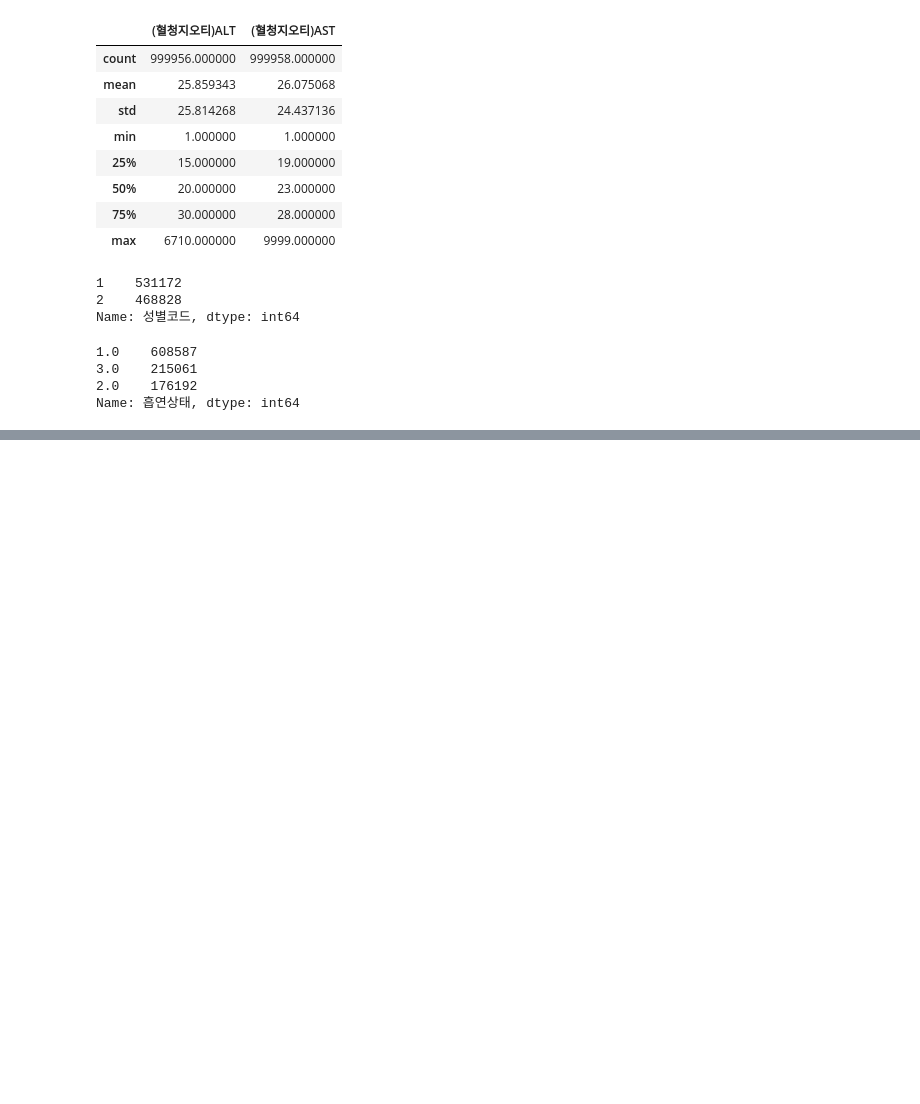
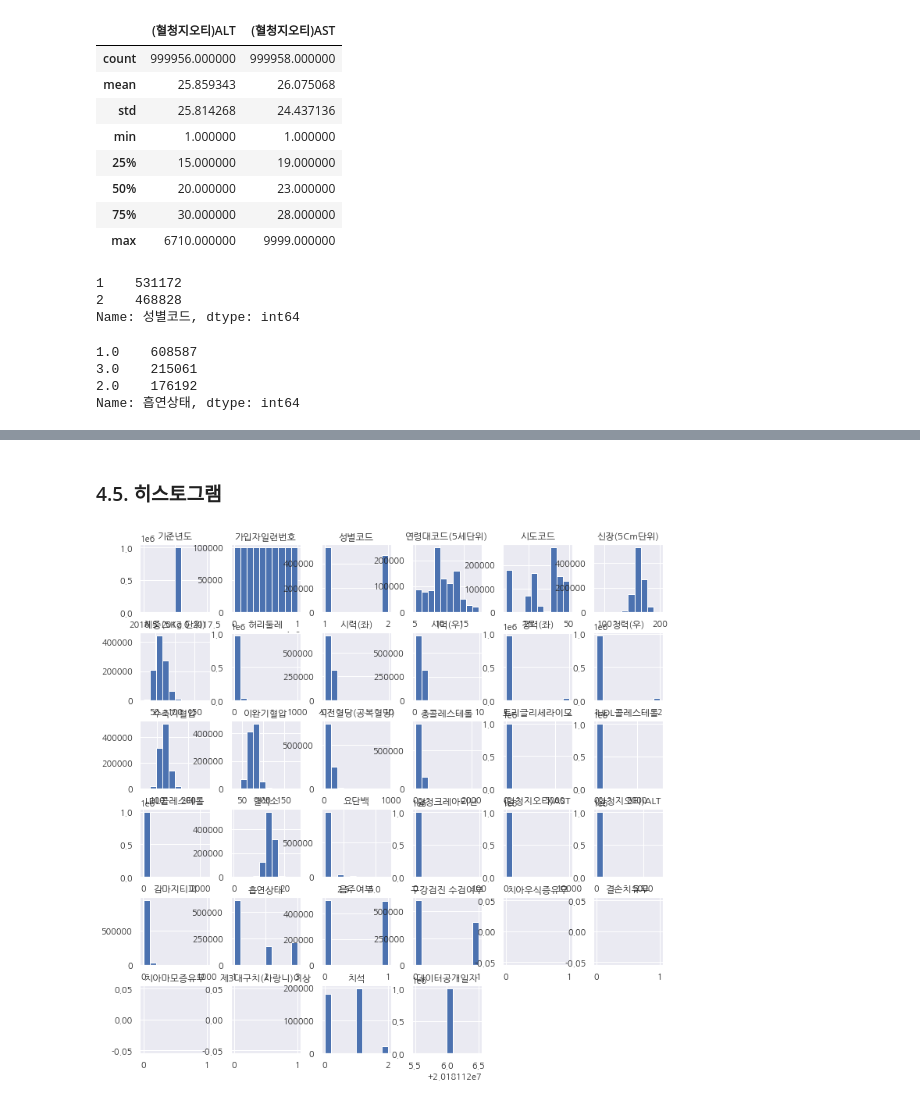
Before and after one commit to yk-Jeong/DS_study, a Jupyter notebook: 3주차_실습.ipynb, the cells around one changed output, grey strips where cells are left out. Cells and saved outputs as stored; diff of their text form; code cells hidden in the pictures; blank space fills up the shorter version.

```diff
--- a/3주차_실습.ipynb
+++ b/3주차_실습.ipynb
@@ -218,0 +350,6 @@ Name: 흡연상태, dtype: int64
+# %% [markdown]
+### 4.5. 히스토그램
+# %%
+h = df.hist(figsize=(12, 12))
+# %% [output]
+[figure, added]
```
Also changed, not shown: parts of 107 cells of this notebook.
